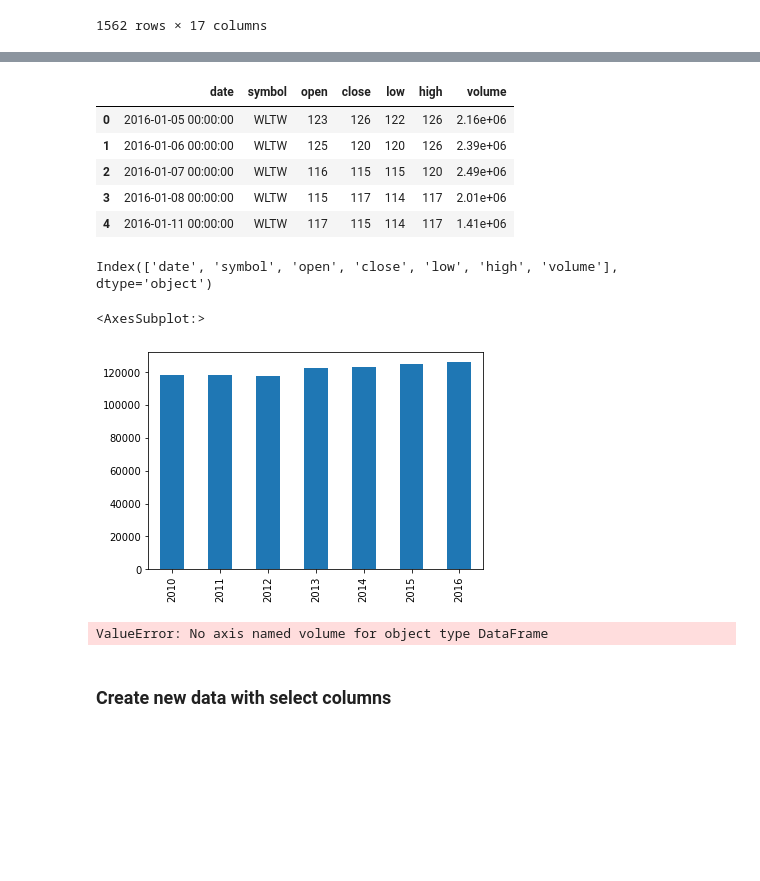
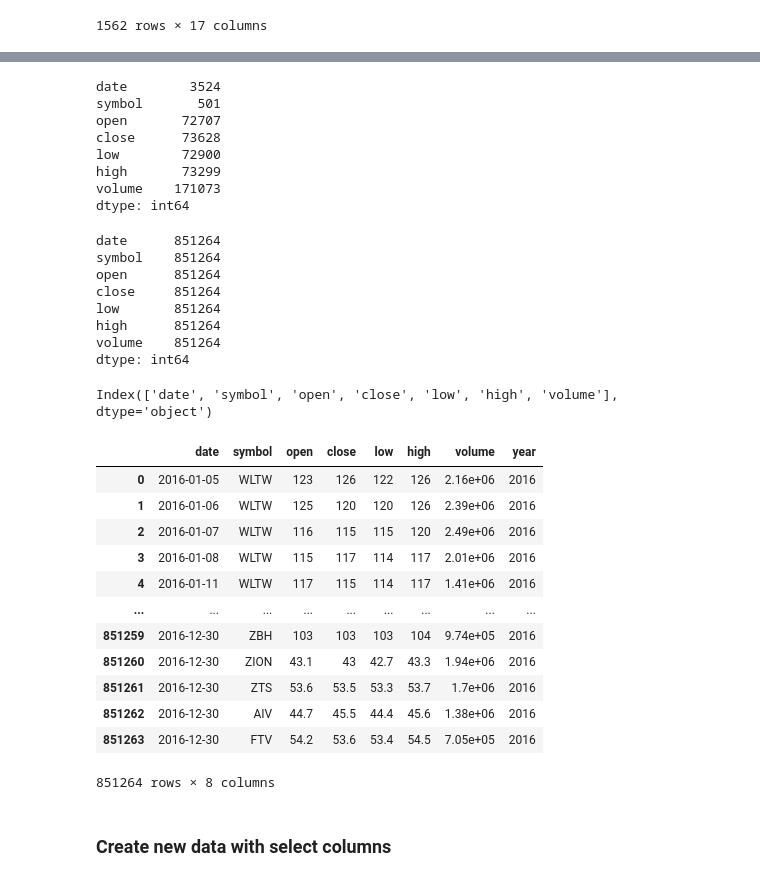
Before and after one commit to nickmangarella/stock-data-etl, a Jupyter notebook: stock_market_etl.ipynb, the cells around one changed output, grey strips where cells are left out. Saved outputs shown, nothing was run; the diff lists cells and outputs as text; code cells hidden in the pictures; blank space fills up the shorter version.

Commit message:
Merging prices data

```diff
--- a/stock_market_etl.ipynb
+++ b/stock_market_etl.ipynb
@@ -309,37 +328,53 @@ pd.read_sql_query('select * from nysedata', con=engine).head()
 | 3 | AAL | 2015-12-31 | 41 | 21.3 | 11.1 | 0 | 5.5 | ... |
 | 4 | AAP | 2012-12-29 | 6.21 | 2.44 | 3.11 | 0 | 0.658 | ... |
 # %%
+#Load the prices.csv
 csv_file2 = "Resources/prices.csv"
 prices_data_df = pd.read_csv(csv_file2)
-prices_data_df.head()
+prices_data_df.nunique()
 # %% [output]
-|  | date | symbol | open | close | low | high | volume |
-| 0 | 2016-01-05 00:00:00 | WLTW | 123 | 126 | 122 | 126 | 2.16e+06 |
-| 1 | 2016-01-06 00:00:00 | WLTW | 125 | 120 | 120 | 126 | 2.39e+06 |
-| 2 | 2016-01-07 00:00:00 | WLTW | 116 | 115 | 115 | 120 | 2.49e+06 |
-| 3 | 2016-01-08 00:00:00 | WLTW | 115 | 117 | 114 | 117 | 2.01e+06 |
-| 4 | 2016-01-11 00:00:00 | WLTW | 117 | 115 | 114 | 117 | 1.41e+06 |
+date        3524
+symbol       501
+open       72707
+close      73628
+low        72900
+high       73299
+volume    171073
+dtype: int64
 # %%
+#convert to datetime
 prices_data_df['date'] = pd.to_datetime(prices_data_df['date'], errors='coerce')
-#.dt.to_period('Y')).sum().plot(kind='bar')
-prices_data_df.columns
+prices_data_df.count()
 # %% [output]
-Index(['date', 'symbol', 'open', 'close', 'low', 'high', 'volume'], dtype='object')
+date      851264
+symbol    851264
+open      851264
+close     851264
+low       851264
+high      851264
+volume    851264
+dtype: int64
-# %%
-(prices_data_df.loc[prices_data_df['date'].dt.year.between(2010, 2016), 'date']
-         .dt.to_period('Y')
-         .value_counts()
-         .sort_index()
-         .plot(kind="bar"))
-
-
-#prices_data_df['volume'].groupby(prices_data_df['date']).sum()
-# %% [output]
-<AxesSubplot:>
-[figure, removed]
-# %%
-prices_data_df[['symbol', 'date', 'volume']].apply(pd.Series.value_counts).sum('volume')
-# %% [output]
-ValueError: No axis named volume for object type DataFrame
+# %%
+prices_data_df.columns
+# %% [output]
+Index(['date', 'symbol', 'open', 'close', 'low', 'high', 'volume'], dtype='object')
+# %%
+#Add year column to prices dataframe
+prices_data_df['year'] = prices_data_df['date'].dt.year
+prices_data_df
+# %% [output]
+|  | date | symbol | open | close | low | high | volume | year |
+| 0 | 2016-01-05 | WLTW | 123 | 126 | 122 | 126 | 2.16e+06 | 2016 |
+| 1 | 2016-01-06 | WLTW | 125 | 120 | 120 | 126 | 2.39e+06 | 2016 |
+| 2 | 2016-01-07 | WLTW | 116 | 115 | 115 | 120 | 2.49e+06 | 2016 |
+| 3 | 2016-01-08 | WLTW | 115 | 117 | 114 | 117 | 2.01e+06 | 2016 |
+| 4 | 2016-01-11 | WLTW | 117 | 115 | 114 | 117 | 1.41e+06 | 2016 |
+| ... | ... | ... | ... | ... | ... | ... | ... | ... |
+| 851259 | 2016-12-30 | ZBH | 103 | 103 | 103 | 104 | 9.74e+05 | 2016 |
+| 851260 | 2016-12-30 | ZION | 43.1 | 43 | 42.7 | 43.3 | 1.94e+06 | 2016 |
+| 851261 | 2016-12-30 | ZTS | 53.6 | 53.5 | 53.3 | 53.7 | 1.7e+06 | 2016 |
+| 851262 | 2016-12-30 | AIV | 44.7 | 45.5 | 44.4 | 45.6 | 1.38e+06 | 2016 |
+| 851263 | 2016-12-30 | FTV | 54.2 | 53.6 | 53.4 | 54.5 | 7.05e+05 | 2016 |
+851264 rows × 8 columns
 # %% [markdown]
 ### Create new data with select columns
```
Also changed, not shown: parts of 18 cells of this notebook.
